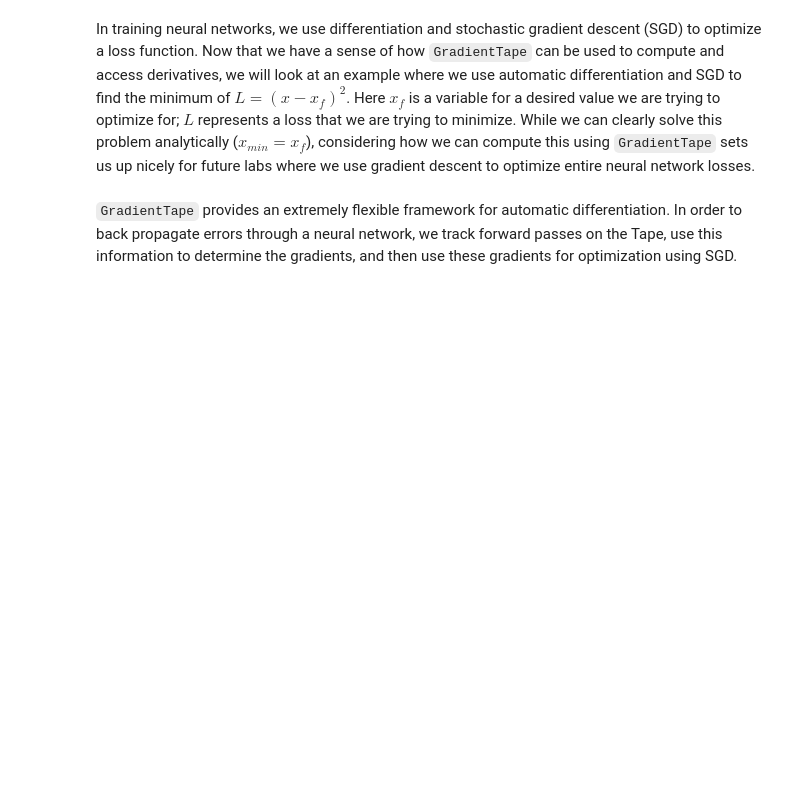
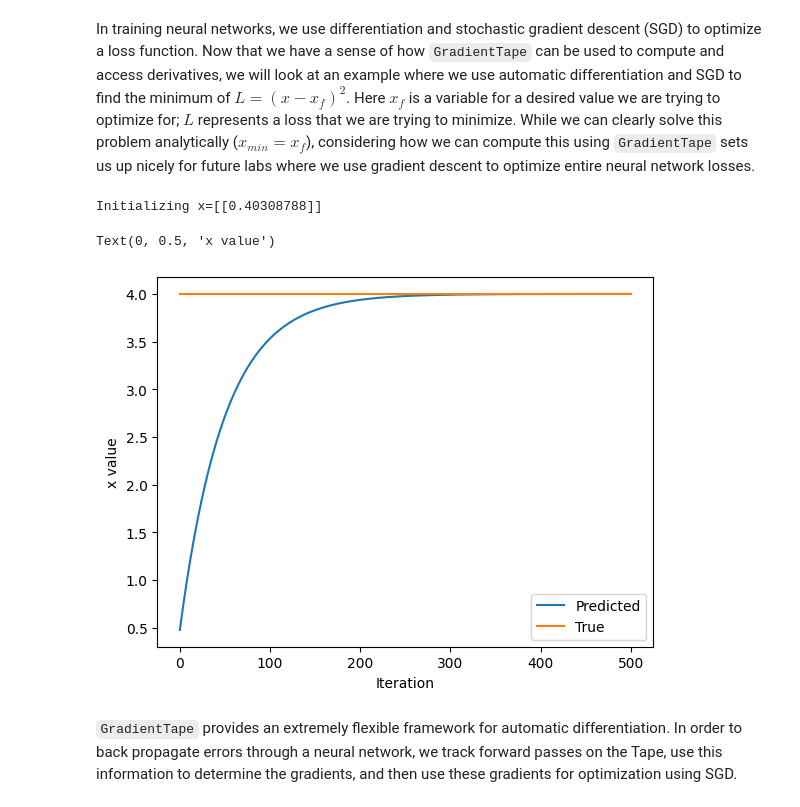
Before and after one commit to anantsinha/MIT-6S191-2024, a Jupyter notebook: lab1/Part1_TensorFlow.ipynb, the cells around one changed output. Drawn from its saved outputs; the diff is of its cells as text; code cells hidden in the pictures; blank space fills up the shorter version.

Commit message:
Complete automatic differentiation and gradient descent on a simple function.

```diff
--- a/lab1/Part1_TensorFlow.ipynb
+++ b/lab1/Part1_TensorFlow.ipynb
@@ -367,33 +367,44 @@ In training neural networks, we use differentiation and stochastic gradient desc
 # %%
 ### Function minimization with automatic differentiation and SGD ###
 
 # Initialize a random value for our initial x
 x = tf.Variable([tf.random.normal([1])])
 print("Initializing x={}".format(x.numpy()))
 
 learning_rate = 1e-2 # learning rate for SGD
 history = []
 # Define the target value
 x_f = 4
 
 # We will run SGD for a number of iterations. At each iteration, we compute the loss,
 #   compute the derivative of the loss with respect to x, and perform the SGD update.
 for i in range(500):
   with tf.GradientTape() as tape:
     '''TODO: define the loss as described above'''
-    loss = # TODO
+    loss = (x-x_f)**2
 
   # loss minimization using gradient tape
   grad = tape.gradient(loss, x) # compute the derivative of the loss with respect to x
+                                # this is the gradient (the rate at which loss increases if x is increased by 1 unit)
+                                # We want to find the minimum value of loss, so we'll go in the opposite direction of the gradient
+                                # refer to the gradient loss diagram in lecture
+                                # The greater the change in Loss with a change in x, the farther do we go from the current value hence
+                                # gradient * learning_rate
+
   new_x = x - learning_rate*grad # sgd update
+                               # a new gradient will be calculated and the process repeated
   x.assign(new_x) # update the value of x
   history.append(x.numpy()[0])
 
 # Plot the evolution of x as we optimize towards x_f!
 plt.plot(history)
 plt.plot([0, 500],[x_f,x_f])
 plt.legend(('Predicted', 'True'))
 plt.xlabel('Iteration')
 plt.ylabel('x value')
+# %% [output]
+Initializing x=[[0.40308788]]
+Text(0, 0.5, 'x value')
+[figure, added]
 # %% [markdown]
 `GradientTape` provides an extremely flexible framework for automatic differentiation. In order to back propagate errors through a neural network, we track forward passes on the Tape, use this information to determine the gradients, and then use these gradients for optimization using SGD.
```
